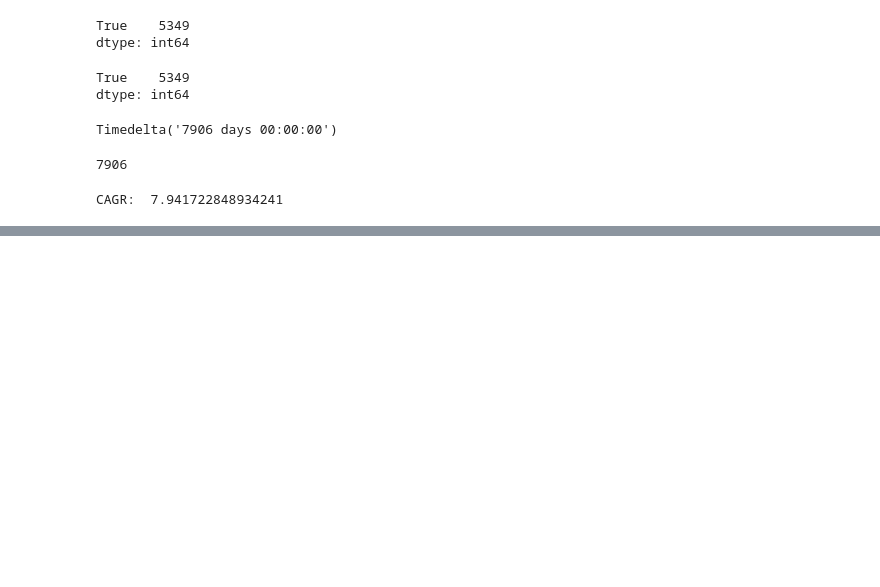
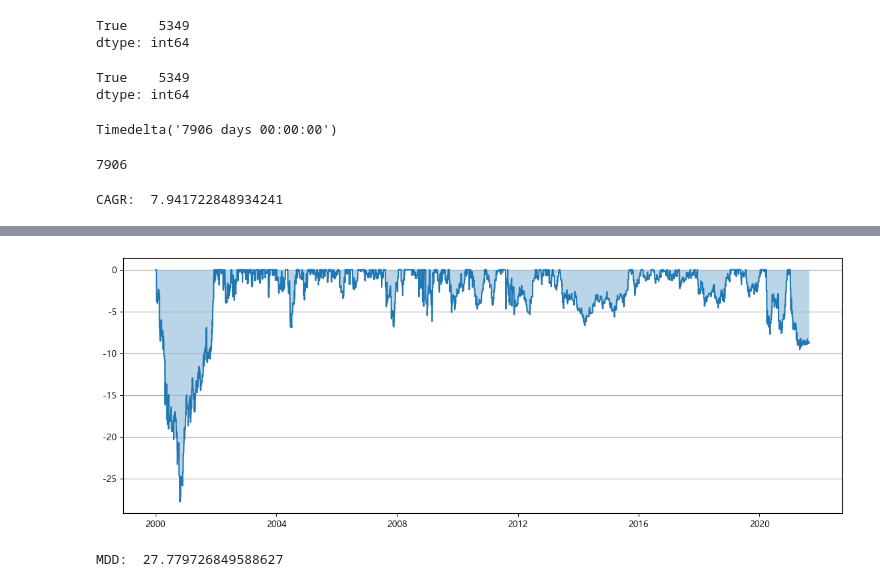
Before and after one commit to sejinhwang97ko/2023prac, a Jupyter notebook: 20230426/02_변동성돌파전략.ipynb, the cells around one changed output, grey strips where cells are left out. Saved outputs shown, nothing was run; the diff lists cells and outputs as text; code cells hidden in the pictures; blank space fills up the shorter version.

```diff
--- a/20230426/02_변동성돌파전략.ipynb
+++ b/20230426/02_변동성돌파전략.ipynb
@@ -122,0 +144,8 @@ CAGR:  7.941722848934241
+# %%
+# MDD 출력
+# DD = (1 - 누적수익율/ 전고점) * 100
+
+df['전고점'] = df['누적수익율'].cummax()
+
+df['DD'] = (1 - df['누적수익율']/df['전고점']) * 100
+df.tail()
@@ -122,0 +160,14 @@ CAGR:  7.941722848934241
+# %%
+plt.rcParams['axes.unicode_minus'] = False
+# %%
+plt.figure(figsize=(14,5))
+plt.grid(True, axis='y')
+plt.plot(-df['DD'])
+plt.fill_between(df.index, -df['DD'], alpha=0.3)
+plt.show()
+# %% [output]
+[figure, added]
+# %%
+print('MDD: ', df['DD'].max())
+# %% [output]
+MDD:  27.779726849588627
```
Also changed, not shown: parts of 12 cells of this notebook.
